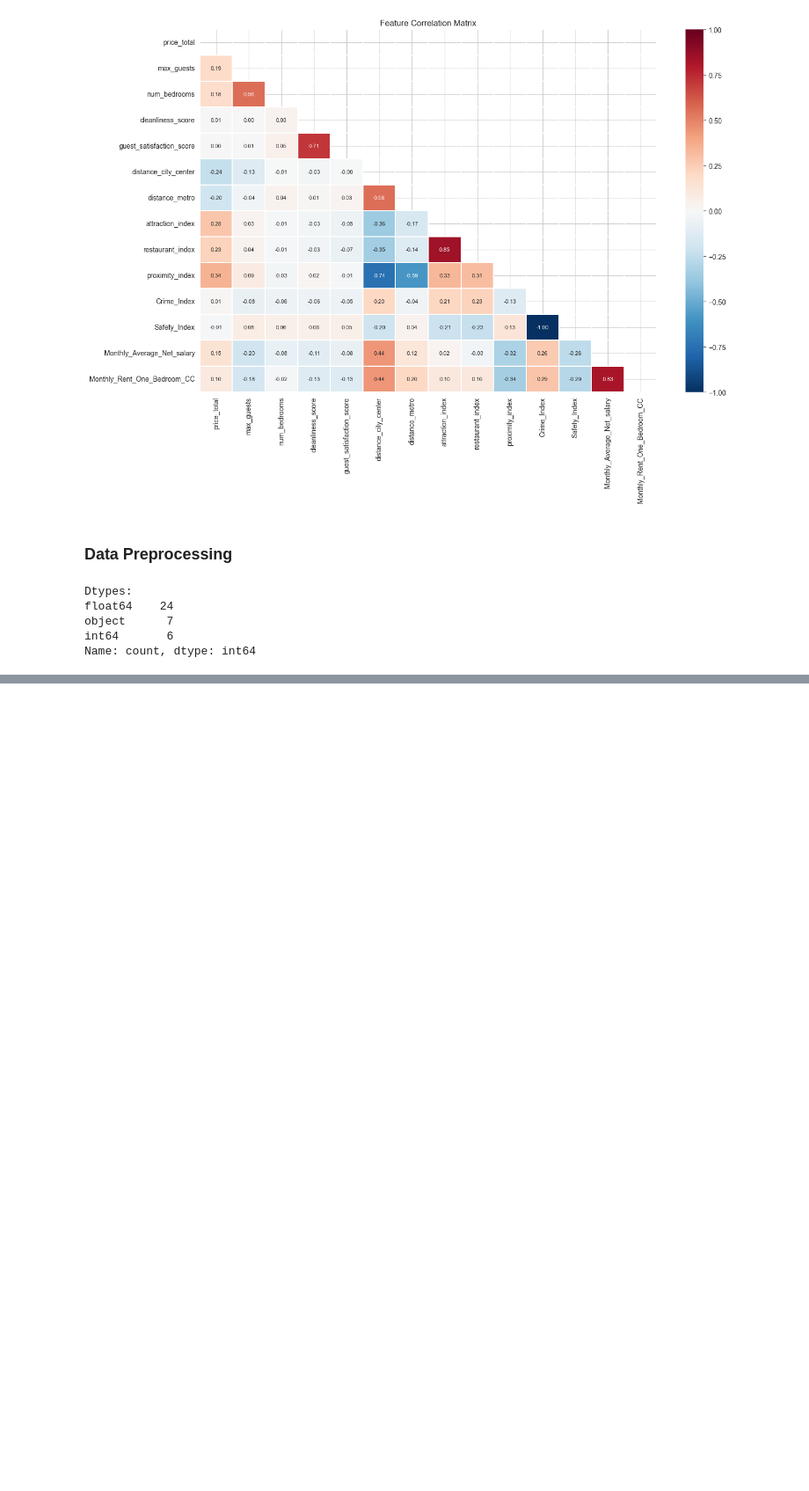
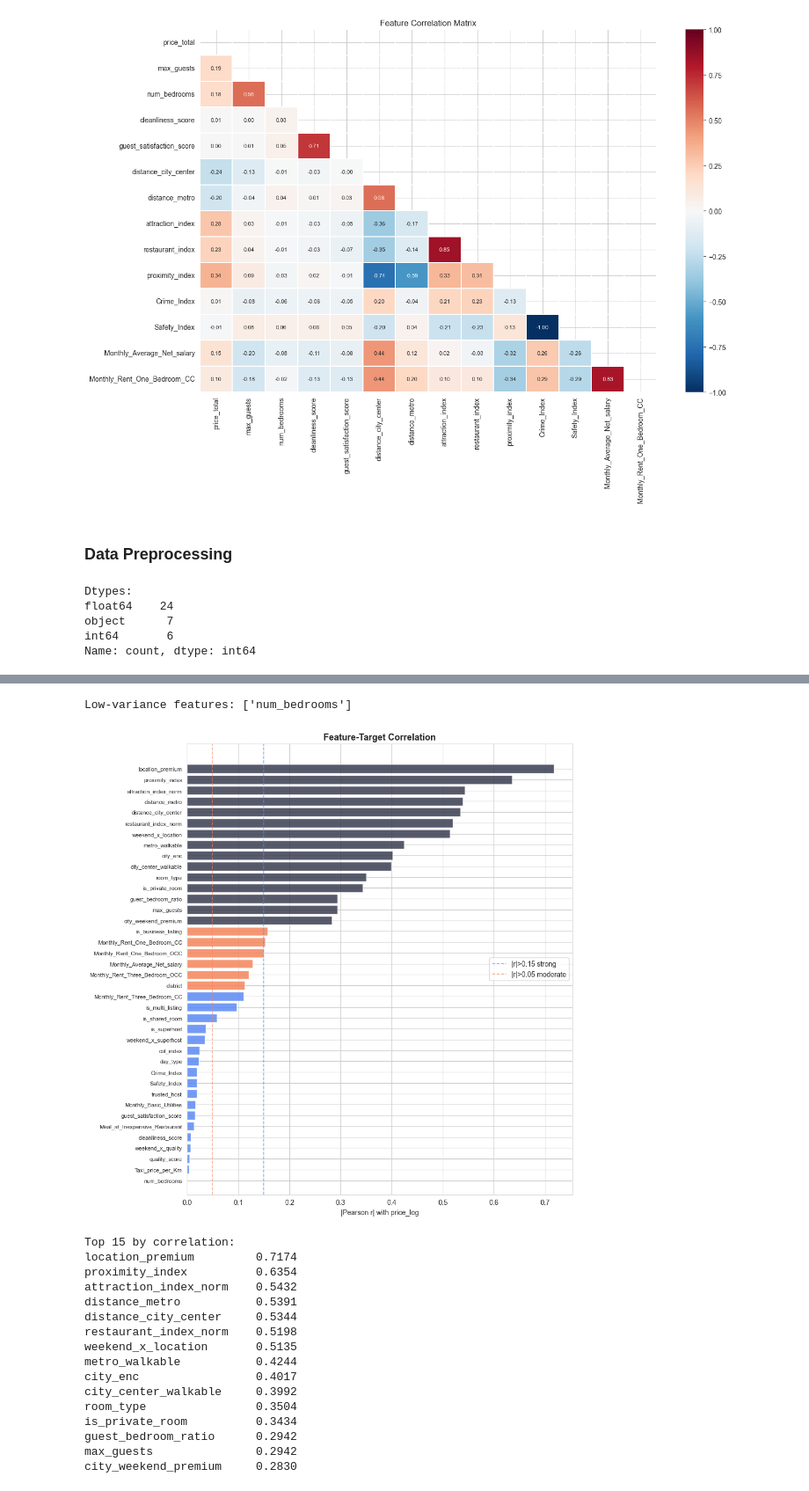
Before and after one commit to Nada3bdallah/dynamic_pricing_project, a Jupyter notebook: dynamic pricing.ipynb, the cells around one changed output, grey strips where cells are left out. Shown at 88% size. Drawn from its saved outputs; the diff is of its cells as text; code cells hidden in the pictures; blank space fills up the shorter version.

```diff
--- a/dynamic pricing.ipynb
+++ b/dynamic pricing.ipynb
@@ -489,0 +463,18 @@ X_test[num_cols] = scaler.transform(X_test[num_cols])
+# %%
+# Outlier clipping
+BINARY_COLS = [
+    'is_shared_room', 'is_private_room', 'is_superhost',
+    'is_multi_listing', 'is_business_listing',
+    'day_type',   # 0/1
+    'room_type',  # 0/1/2
+]
+CLIP_COLS = [c for c in X_train.select_dtypes(include=[np.number]).columns
+             if c not in BINARY_COLS]
+
+for col in CLIP_COLS:
+    Q1  = X_train[col].quantile(0.25)
+    Q3  = X_train[col].quantile(0.75)
+    IQR = Q3 - Q1
+    lo, hi = Q1 - 1.5 * IQR, Q3 + 1.5 * IQR
+    X_train[col] = X_train[col].clip(lo, hi)
+    X_test[col]  = X_test[col].clip(lo, hi)
@@ -489,0 +642,46 @@ X_test[num_cols] = scaler.transform(X_test[num_cols])
+# %%
+# Variance Threshold
+vt = VarianceThreshold(threshold=0.001)
+vt.fit(X_train)
+low_var = [c for c, k in zip(X_train.columns, vt.get_support()) if not k]
+print(f"Low-variance features: {low_var if low_var else 'None — all OK ✓'}")
+# %% [output]
+Low-variance features: ['num_bedrooms']
+# %%
+# Correlation with target
+corr_target = X_train.corrwith(y_train).abs().sort_values(ascending=False)
+
+plt.figure(figsize=(10, 10))
+colors = ["#5B8AF5" if v > 0.15 else "#F5855B" if v > 0.05 else "#3A3D50"
+          for v in corr_target.values[::-1]]
+plt.barh(range(len(corr_target)), corr_target.values[::-1],
+         color=colors[::-1], alpha=0.85)
+plt.yticks(range(len(corr_target)), corr_target.index[::-1], fontsize=8)
+plt.axvline(0.15, color="#5B8AF5", lw=1.2, ls="--", alpha=0.7, label="|r|>0.15 strong")
+plt.axvline(0.05, color="#F5855B", lw=1.2, ls="--", alpha=0.7, label="|r|>0.05 moderate")
+plt.xlabel("|Pearson r| with price_log")
+plt.title("Feature-Target Correlation", fontsize=13, fontweight="bold")
+plt.legend()
+plt.tight_layout()
+plt.show()
+
+print("Top 15 by correlation:")
+print(corr_target.head(15).round(4).to_string())
+# %% [output]
+[figure, added]
+Top 15 by correlation:
+location_premium         0.7174
+proximity_index          0.6354
+attraction_index_norm    0.5432
+distance_metro           0.5391
+distance_city_center     0.5344
+restaurant_index_norm    0.5198
+weekend_x_location       0.5135
+metro_walkable           0.4244
+city_enc                 0.4017
+city_center_walkable     0.3992
+room_type                0.3504
+is_private_room          0.3434
+guest_bedroom_ratio      0.2942
+max_guests               0.2942
+city_weekend_premium     0.2830
```
Also changed, not shown: parts of 29 cells of this notebook.
